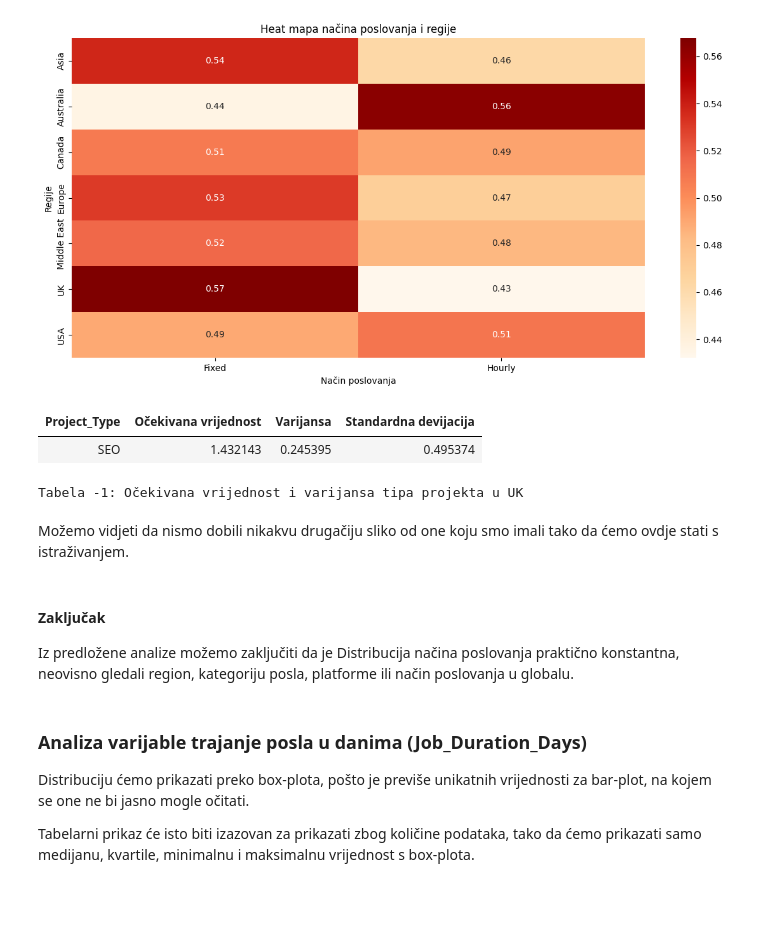
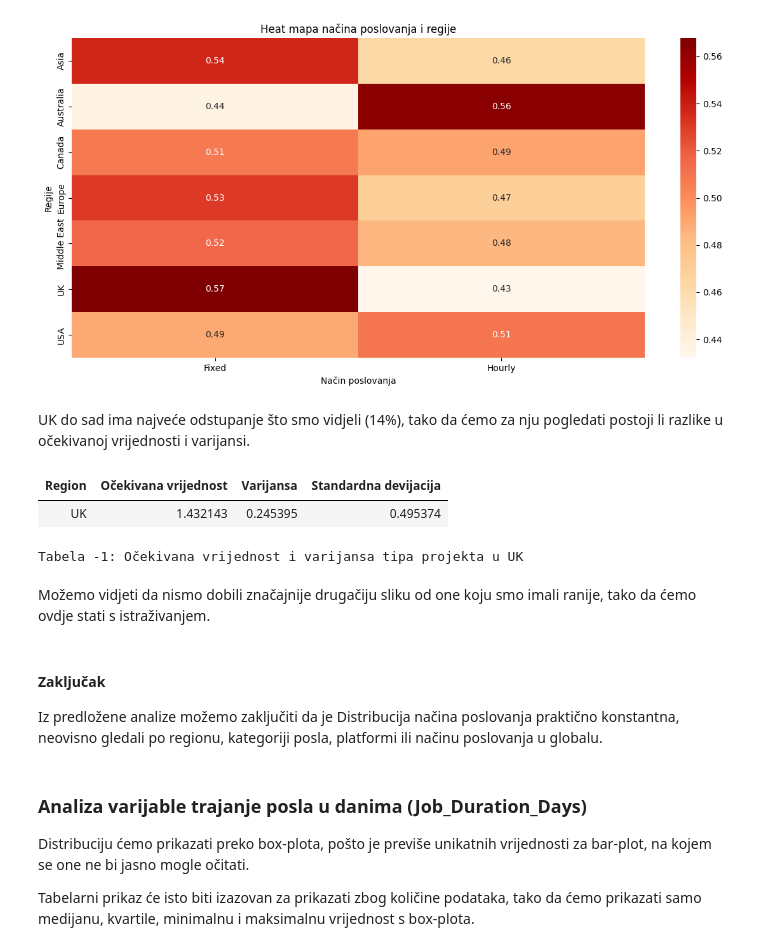
Before and after one commit to Ljut/PSAI-DSAI-datasets, a Jupyter notebook: VIS25_TIM1.ipynb, the cells around one changed output. Drawn from its saved outputs; the diff is of its cells as text; code cells hidden in the pictures; blank space fills up the shorter version.

```diff
--- a/VIS25_TIM1.ipynb
+++ b/VIS25_TIM1.ipynb
@@ -812,38 +817,40 @@ nacrtaj_heatmap(
 )
 # %% [output]
 [figure]
+# %% [markdown]
+UK do sad ima najveće odstupanje što smo vidjeli (14%), tako da ćemo za nju pogledati postoji li razlike u očekivanoj vrijednosti i varijansi.
 # %%
 rezultati = []
 # Prođi kroz sve kategorije posla
 #for jc in df['Job_Category'].unique():
     # Izračunaj
 expected_value, variance, std_dev = kategoricki_izracunaj_ocekivanu_vrijednost__varijancu__standardnu_devijaciju(
     df[df['Region'] == 'UK'],
     kolona='Project_Type',
     normalize=True
 )
 # Pohrani
 rezultati.append({
-    'Project_Type': jc,
+    'Region': 'UK',
     'Očekivana vrijednost': expected_value,
     'Varijansa': variance,
     'Standardna devijacija': std_dev
 })
 
 # Prikaži tabelu
 ispisi_tabelu_rezultata(
     pd.DataFrame(rezultati),
     naziv_tabele='Očekivana vrijednost i varijansa tipa projekta u UK'
 )
 # %% [output]
-| Project_Type | Očekivana vrijednost | Varijansa | Standardna devijacija |
-| SEO | 1.432143 | 0.245395 | 0.495374 |
+| Region | Očekivana vrijednost | Varijansa | Standardna devijacija |
+| UK | 1.432143 | 0.245395 | 0.495374 |
 Tabela -1: Očekivana vrijednost i varijansa tipa projekta u UK
 # %% [markdown]
-Možemo vidjeti da nismo dobili nikakvu drugačiju sliko od one koju smo imali tako da ćemo ovdje stati s istraživanjem.
+Možemo vidjeti da nismo dobili značajnije drugačiju sliku od one koju smo imali ranije, tako da ćemo ovdje stati s istraživanjem.
 # %% [markdown]
 #### Zaključak
-Iz predložene analize možemo zaključiti da je Distribucija načina poslovanja praktično konstantna, neovisno gledali region, kategoriju posla, platforme ili način poslovanja u globalu.
+Iz predložene analize možemo zaključiti da je Distribucija načina poslovanja praktično konstantna, neovisno gledali po regionu, kategoriji posla, platformi ili načinu poslovanja u globalu.
 # %% [markdown]
 ### Analiza varijable trajanje posla u danima (Job_Duration_Days)
 
```
Also changed, not shown: parts of 16 cells of this notebook.
